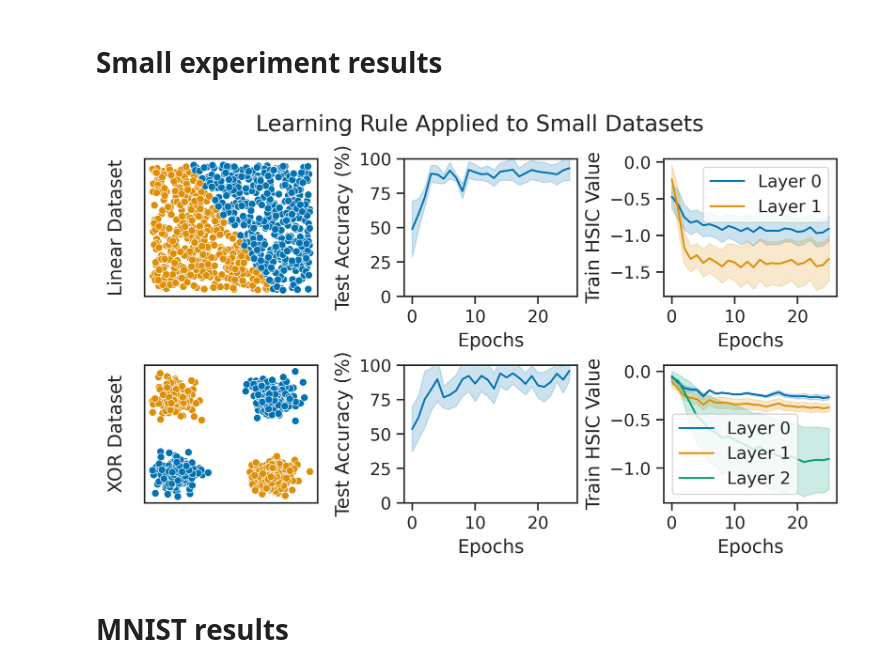
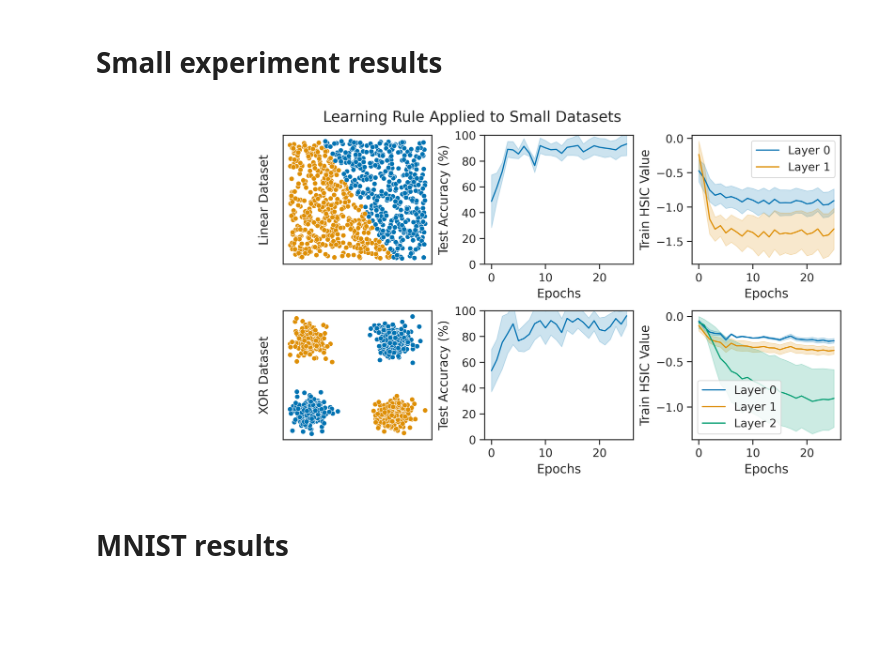
Before and after one commit to darsnack/biological-hsic, a Jupyter notebook: plotting.ipynb, the cells around one changed output. Cells and saved outputs as stored; diff of their text form; code cells hidden in the pictures; blank space fills up the shorter version.

```diff
--- a/plotting.ipynb
+++ b/plotting.ipynb
@@ -25,7 +27,8 @@ sns.set_theme(context="paper",
 # Reservoir results
 # %%
 # ckpt_path = "outputs/train-reservoir/2024-01-18/21-56-07/checkpoints/"
-ckpt_path = "outputs/train-reservoir/2024-01-18/22-42-35/checkpoints/"
+# ckpt_path = "outputs/train-reservoir/2024-01-18/22-42-35/checkpoints/"
+ckpt_path = "outputs/train-reservoir/2024-04-14/10-41-48/checkpoints"
 mgr = CheckpointManager(os.sep.join([os.getcwd(), ckpt_path]), PyTreeCheckpointer())
 ckpt = mgr.restore(mgr.latest_step())
 # %%
@@ -38,7 +41,7 @@ fig, axs = plt.subplots(nrows=2, ncols=3, dpi=400, figsize=(10, 4),
                         subplot_kw={"sharex": True, "sharey": True})
 
 t = jnp.arange(targets.shape[0]) * 1e-3
-for i, (tmin, tmax) in enumerate([(500, 1500), (2000, 3000), (5000, 6000)]):
+for i, (tmin, tmax) in enumerate([(1800, 2800), (3000, 4000), (5000, 6000)]):
     sns.heatmap(jnp.transpose(targets[tmin:tmax]),
                 cbar=False, cmap="viridis", ax=axs[0, i])
     axs[0, i].set_xticklabels([])
@@ -67,7 +70,7 @@ axs[1, 0].annotate("Prediction",
                     size="large",
                     ha='right',
                     va='center')
-fig.suptitle("Reservoir Output for Random Input Pattern")
+fig.suptitle("Reservoir Output for MNIST Input and Random Activation Pattern")
 fig.tight_layout()
 fig.savefig("reservoir-output.pdf")
 # %% [output]
@@ -135,62 +96,66 @@ linear_hsic = jnp.stack([jnp.stack(linear_ckpt["metrics_history"]["train"][f"hsi
 xor_hsic = jnp.stack([jnp.stack(xor_ckpt["metrics_history"]["train"][f"hsic_layer{i}"])
                       for i in range(3)], axis=-1)
 # %%
-fig, axs = plt.subplots(nrows=2, ncols=3, dpi=400, figsize=(8, 4))
-fig.subplots_adjust(hspace=0.5, wspace=0.5)
+fig, axs = plt.subplots(nrows=2, ncols=4, dpi=400, layout="constrained", figsize=(10, 5))
+# fig.subplots_adjust(hspace=0.5, wspace=0.5)
+
+# blank space for network diagrams
+axs[0, 0].set_axis_off()
+axs[1, 0].set_axis_off()
 
 sns.scatterplot(x=linear_data["input"][:, 0],
                 y=linear_data["input"][:, 1],
                 hue=linear_data["label"],
                 legend=False,
-                ax=axs[0, 0])
-axs[0, 0].tick_params(left=False, bottom=False)
-axs[0, 0].set_xticklabels([])
-axs[0, 0].set_yticklabels([])
-axs[0, 0].set_ylabel("Linear Dataset")
+                ax=axs[0, 1])
+axs[0, 1].tick_params(left=False, bottom=False)
+axs[0, 1].set_xticklabels([])
+axs[0, 1].set_yticklabels([])
+axs[0, 1].set_ylabel("Linear Dataset")
 sns.scatterplot(x=xor_data["input"][:, 0],
                 y=xor_data["input"][:, 1],
                 hue=xor_data["label"],
                 legend=False,
-                ax=axs[1, 0])
-axs[1, 0].tick_params(left=False, bottom=False)
-axs[1, 0].set_xticklabels([])
-axs[1, 0].set_yticklabels([])
-axs[1, 0].set_ylabel("XOR Dataset")
+                ax=axs[1, 1])
+axs[1, 1].tick_params(left=False, bottom=False)
+axs[1, 1].set_xticklabels([])
+axs[1, 1].set_yticklabels([])
+axs[1, 1].set_ylabel("XOR Dataset")
 epochs = jnp.repeat(jnp.arange(linear_acc.shape[0]), linear_acc.shape[1])
 sns.lineplot(x=epochs,
              y=jnp.reshape(linear_acc, -1),
              errorbar="sd",
-             ax=axs[0, 1])
-axs[0, 1].set_xlabel("Epochs")
-axs[0, 1].set_ylabel("Test Accuracy (%)")
-axs[0, 1].set_ylim(0, 100)
+             ax=axs[0, 2])
+axs[0, 2].set_xlabel("Epochs")
+axs[0, 2].set_ylabel("Test Accuracy (%)")
+axs[0, 2].set_ylim(0, 100)
 sns.lineplot(x=epochs,
              y=jnp.reshape(xor_acc, -1),
              errorbar="sd",
-             ax=axs[1, 1])
-axs[1, 1].set_xlabel("Epochs")
-axs[1, 1].set_ylabel("Test Accuracy (%)")
-axs[1, 1].set_ylim(0, 100)
+             ax=axs[1, 2])
+axs[1, 2].set_xlabel("Epochs")
+axs[1, 2].set_ylabel("Test Accuracy (%)")
+axs[1, 2].set_ylim(0, 100)
 for i in range(2):
     sns.lineplot(x=epochs,
                  y=jnp.reshape(linear_hsic[:, :, i], -1),
                  errorbar="sd",
                  label=f"Layer {i}",
-                 ax=axs[0, 2])
-axs[0, 2].set_xlabel("Epochs")
-axs[0, 2].set_ylabel("Train HSIC Value")
+                 ax=axs[0, 3])
+axs[0, 3].set_xlabel("Epochs")
+axs[0, 3].set_ylabel("Train HSIC Value")
 for i in range(3):
     sns.lineplot(x=epochs,
                  y=jnp.reshape(xor_hsic[:, :, i], -1),
                  errorbar="sd",
                  label=f"Layer {i}",
-                 ax=axs[1, 2])
-axs[1, 2].set_xlabel("Epochs")
-axs[1, 2].set_ylabel("Train HSIC Value")
+                 ax=axs[1, 3])
+axs[1, 3].set_xlabel("Epochs")
+axs[1, 3].set_ylabel("Train HSIC Value")
 fig.suptitle("Learning Rule Applied to Small Datasets")
-fig.savefig("small-experiment-results.pdf")
+fig.savefig("small-experiment-results.pdf", bbox_inches="tight")
 # %% [output]
-[figure, old version]
+[figure, new version]
 # %% [markdown]
 # MNIST results
 # %%
```
Also changed, not shown: parts of 10 cells of this notebook, 8 other files.
